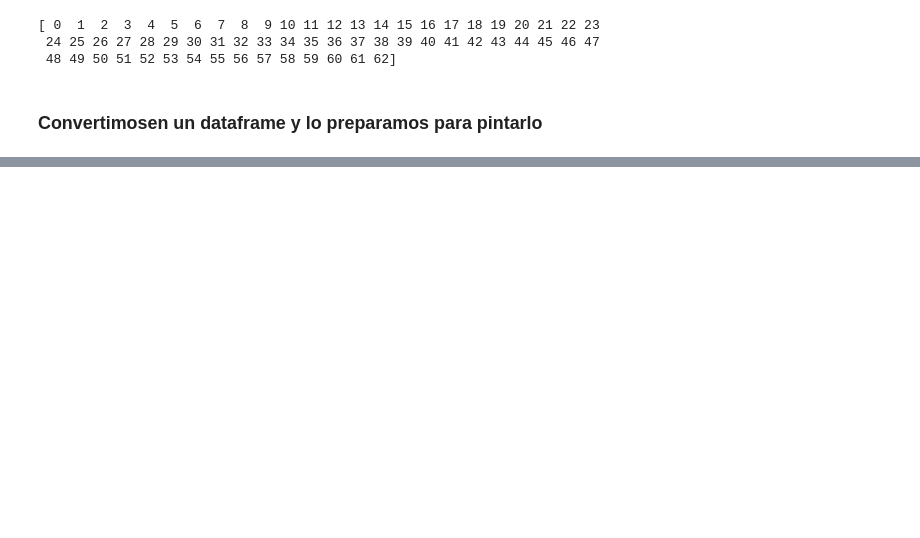
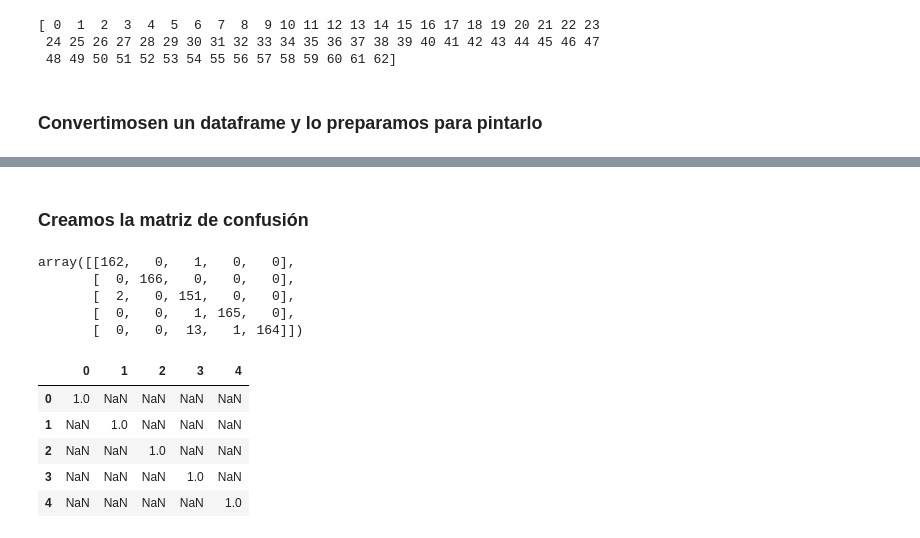
Before and after one commit to Sergio-Perez/RFC, a Jupyter notebook: Validación_de_Redes.ipynb, the cells around one changed output, grey strips where cells are left out. Saved outputs shown, nothing was run; the diff lists cells and outputs as text; code cells hidden in the pictures; blank space fills up the shorter version.

```diff
--- a/Validación_de_Redes.ipynb
+++ b/Validación_de_Redes.ipynb
@@ -160,0 +325,3 @@ sns.heatmap(df_confusion,annot=True)
+# %%
+pruebaa = np.argmax(X_train, axis=0)
+pruebaa.shape
@@ -160,0 +386,12 @@ sns.heatmap(df_confusion,annot=True)
+# %% [markdown]
+### Creamos la matriz de confusión
+# %%
+y = model_cnn.predict(X_test)
+confusion = confusion_matrix(np.argmax(y, axis=1),np.argmax(y_test, axis=1))
+display(confusion)
+# %% [output]
+array([[162,   0,   1,   0,   0],
+       [  0, 166,   0,   0,   0],
+       [  2,   0, 151,   0,   0],
+       [  0,   0,   1, 165,   0],
+       [  0,   0,  13,   1, 164]])
@@ -160,0 +400,10 @@ sns.heatmap(df_confusion,annot=True)
+# %%
+corr_ma = df_confusion_5_frutas.corr()
+corr_ma[corr_ma>0.8]
+# %% [output]
+|  | 0 | 1 | 2 | 3 | 4 |
+| 0 | 1.0 | NaN | NaN | NaN | NaN |
+| 1 | NaN | 1.0 | NaN | NaN | NaN |
+| 2 | NaN | NaN | 1.0 | NaN | NaN |
+| 3 | NaN | NaN | NaN | 1.0 | NaN |
+| 4 | NaN | NaN | NaN | NaN | 1.0 |
```
Also changed, not shown: parts of 31 cells of this notebook, 19 other files.
